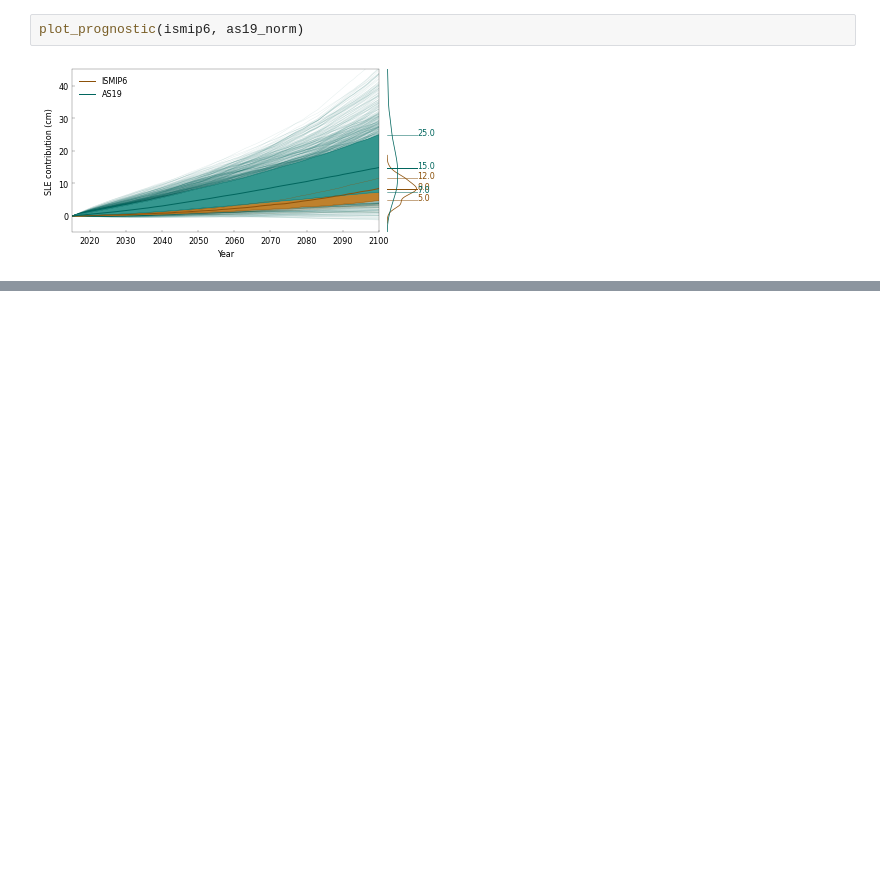
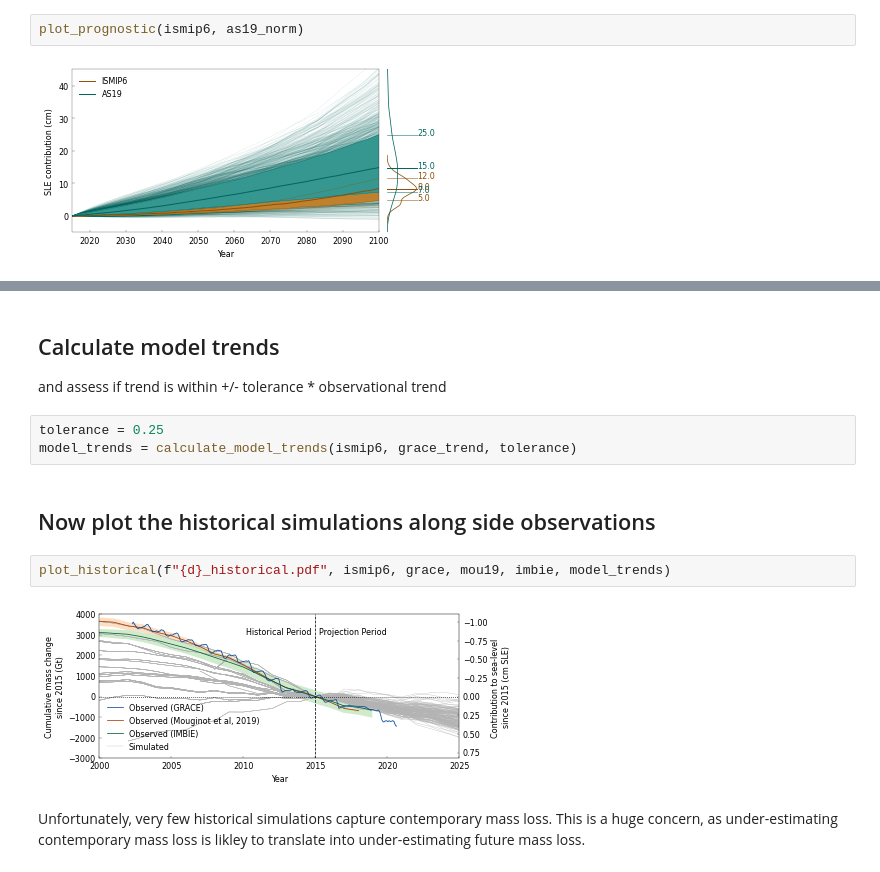
Before and after one commit to aaschwanden/ismip6-ipcc, a Jupyter notebook: analyze_slr_predictions.ipynb, the cells around one changed output, grey strips where cells are left out. Cells and saved outputs as stored; diff of their text form; blank space fills up the shorter version.

```diff
--- a/analyze_slr_predictions.ipynb
+++ b/analyze_slr_predictions.ipynb
@@ -242,0 +511,15 @@ sns.kdeplot?
+# %% [markdown]
+## Calculate model trends
+
+and assess if trend is within +/- tolerance * observational trend
+# %%
+tolerance = 0.25
+model_trends = calculate_model_trends(ismip6, grace_trend, tolerance)
+# %% [markdown]
+## Now plot the historical simulations along side observations
+# %%
+plot_historical(f"{d}_historical.pdf", ismip6, grace, mou19, imbie, model_trends)
+# %% [output]
+[figure, added]
+# %% [markdown]
+Unfortunately, very few historical simulations capture contemporary mass loss. This is a huge concern, as under-estimating contemporary mass loss is likley to translate into under-estimating future mass loss.
```
Also changed, not shown: parts of 15 cells of this notebook, 1 other file.
